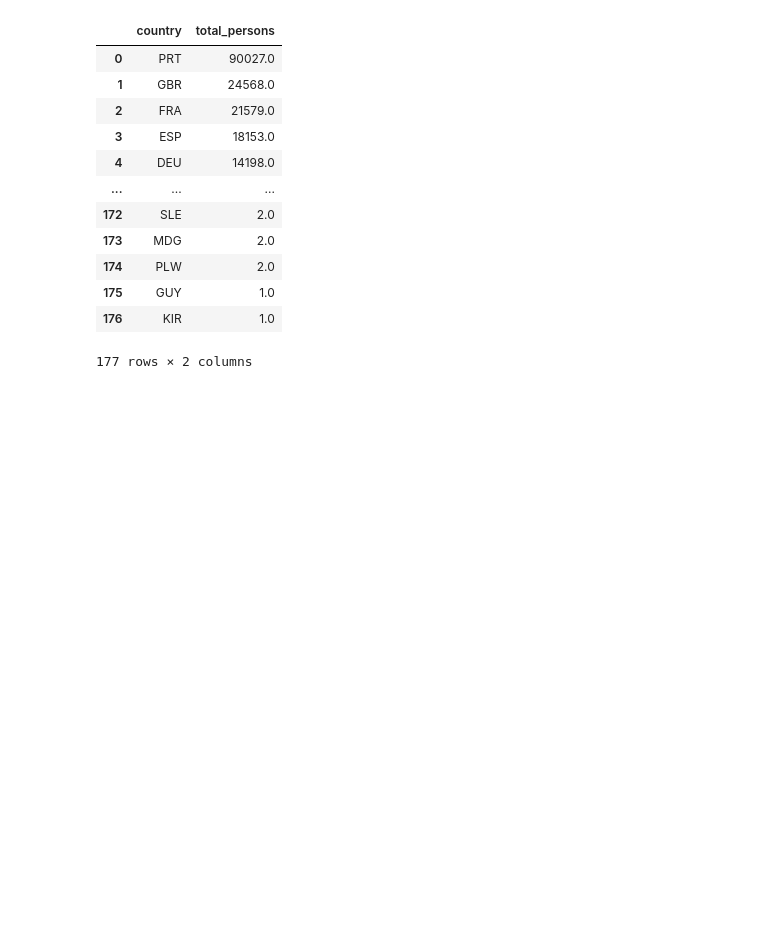
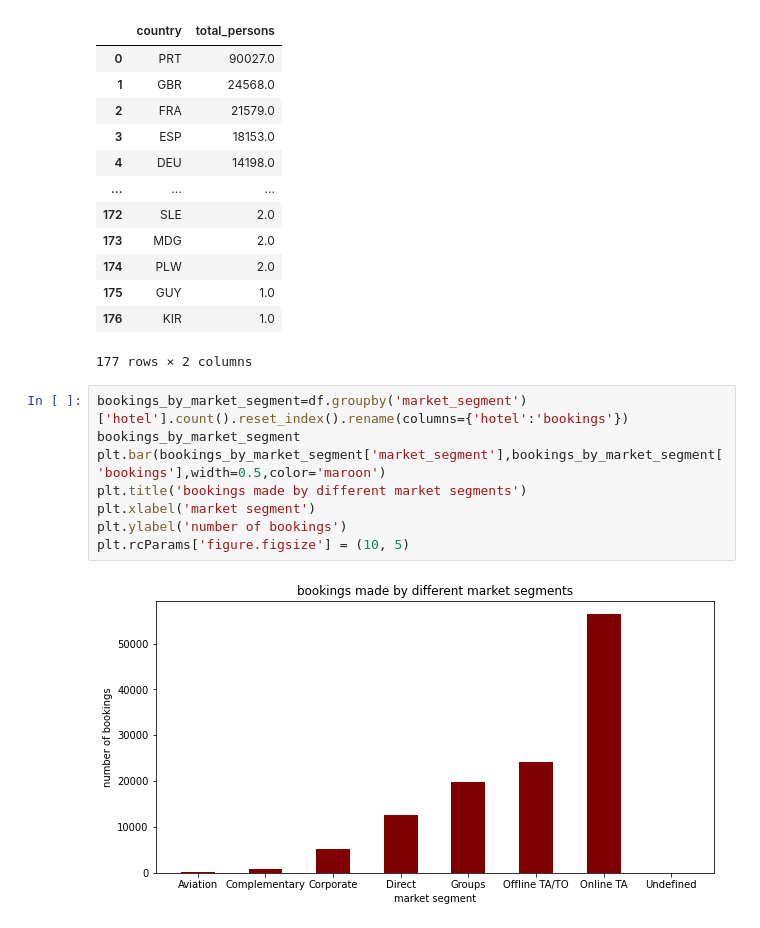
Before and after one commit to shiyasAli/EDA-project-Hotel-Booking-Analysis, a Jupyter notebook: Copy_of_Hotel_Booking_Analysis_Capstone_Project.ipynb, the cells around one changed output. Drawn from its saved outputs; the diff is of its cells as text; blank space fills up the shorter version.

Commit message:
hotel booking analysis commit 3

```diff
--- a/Copy_of_Hotel_Booking_Analysis_Capstone_Project.ipynb
+++ b/Copy_of_Hotel_Booking_Analysis_Capstone_Project.ipynb
@@ -269,3 +269,13 @@ df.groupby('country')['total_persons'].sum().reset_index().sort_values('total_pe
 | 175 | GUY | 1.0 |
 | 176 | KIR | 1.0 |
 177 rows × 2 columns
+# %%
+bookings_by_market_segment=df.groupby('market_segment')['hotel'].count().reset_index().rename(columns={'hotel':'bookings'})
+bookings_by_market_segment
+plt.bar(bookings_by_market_segment['market_segment'],bookings_by_market_segment['bookings'],width=0.5,color='maroon')
+plt.title('bookings made by different market segments')
+plt.xlabel('market segment')
+plt.ylabel('number of bookings')
+plt.rcParams['figure.figsize'] = (10, 5)
+# %% [output]
+[figure, added]
```
Also changed, not shown: parts of 2 cells of this notebook.
